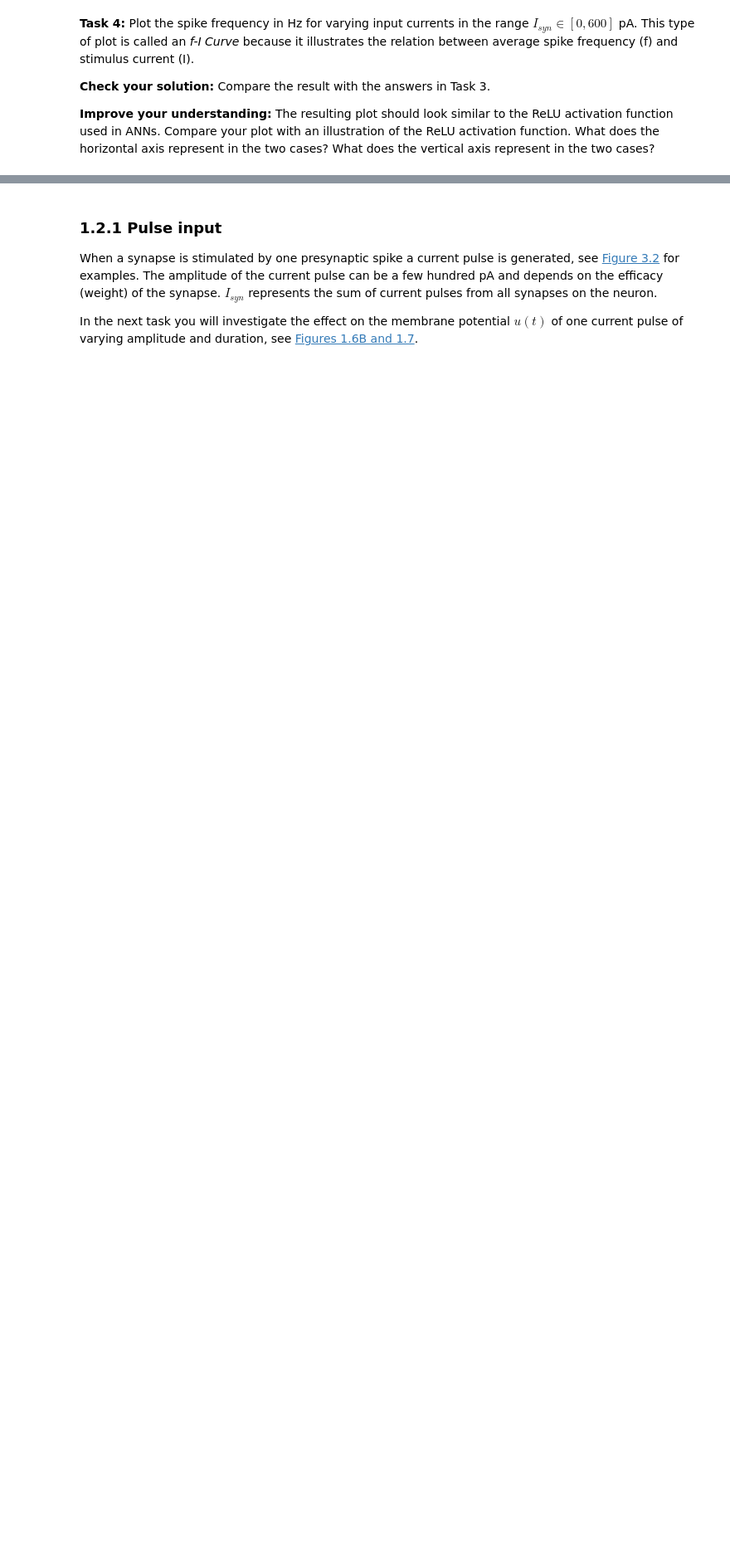
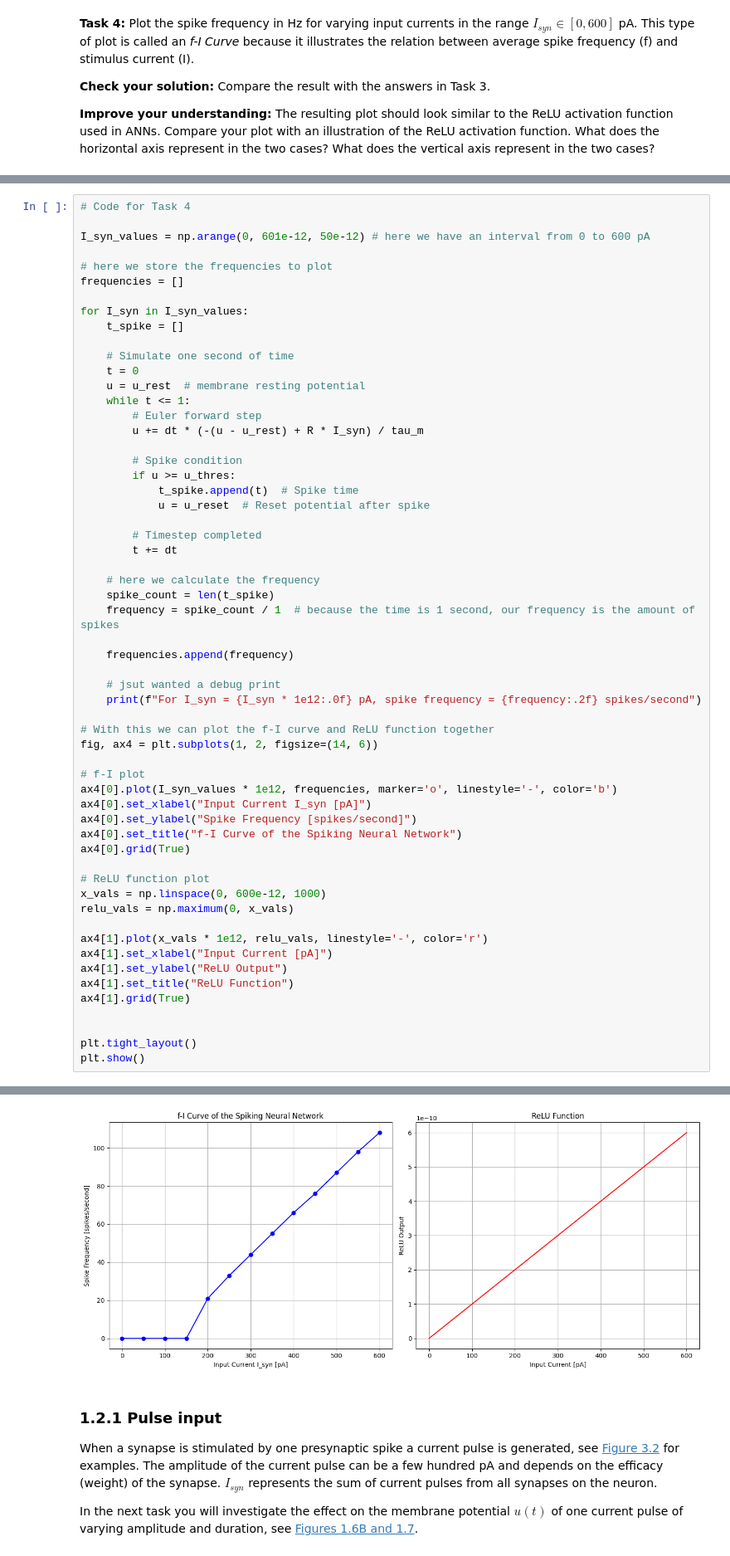
Before and after one commit to jacomoel/d7046e, a Jupyter notebook: exercises/SNN-Exercise-1.ipynb, the cells around one changed output, grey strips where cells are left out. Shown: that part at 83% size. Saved outputs shown, nothing was run; the diff lists cells and outputs as text; blank space fills up the shorter version.

Commit message:
updated task4

```diff
--- a/exercises/SNN-Exercise-1.ipynb
+++ b/exercises/SNN-Exercise-1.ipynb
@@ -356,0 +351,59 @@ ax.set(xlabel='I_syn [pA]', ylabel='Spike rate [Hz]')
+# %%
+# Code for Task 4
+
+I_syn_values = np.arange(0, 601e-12, 50e-12) # here we have an interval from 0 to 600 pA
+
+# here we store the frequencies to plot
+frequencies = []
+
+for I_syn in I_syn_values:
+    t_spike = []
+
+    # Simulate one second of time
+    t = 0
+    u = u_rest  # membrane resting potential
+    while t <= 1:
+        # Euler forward step
+        u += dt * (-(u - u_rest) + R * I_syn) / tau_m
+
+        # Spike condition
+        if u >= u_thres:
+            t_spike.append(t)  # Spike time
+            u = u_reset  # Reset potential after spike
+
+        # Timestep completed
+        t += dt
+
+    # here we calculate the frequency
+    spike_count = len(t_spike)
+    frequency = spike_count / 1  # because the time is 1 second, our frequency is the amount of spikes
+
+    frequencies.append(frequency)
+
+    # jsut wanted a debug print
+    print(f"For I_syn = {I_syn * 1e12:.0f} pA, spike frequency = {frequency:.2f} spikes/second")
+
+# With this we can plot the f-I curve and ReLU function together
+fig, ax4 = plt.subplots(1, 2, figsize=(14, 6))
+
+# f-I plot
+ax4[0].plot(I_syn_values * 1e12, frequencies, marker='o', linestyle='-', color='b')
+ax4[0].set_xlabel("Input Current I_syn [pA]")
+ax4[0].set_ylabel("Spike Frequency [spikes/second]")
+ax4[0].set_title("f-I Curve of the Spiking Neural Network")
+ax4[0].grid(True)
+
+# ReLU function plot
+x_vals = np.linspace(0, 600e-12, 1000)
+relu_vals = np.maximum(0, x_vals)
+
+ax4[1].plot(x_vals * 1e12, relu_vals, linestyle='-', color='r')
+ax4[1].set_xlabel("Input Current [pA]")
+ax4[1].set_ylabel("ReLU Output")
+ax4[1].set_title("ReLU Function")
+ax4[1].grid(True)
+
+
+plt.tight_layout()
+plt.show()
+# %% [output]
@@ -357,3 +423,4 @@ ax.set(xlabel='I_syn [pA]', ylabel='Spike rate [Hz]')
+[figure, added]
 # %% [markdown]
 ### 1.2.1 Pulse input
 
```
Also changed, not shown: parts of 2 cells of this notebook.
